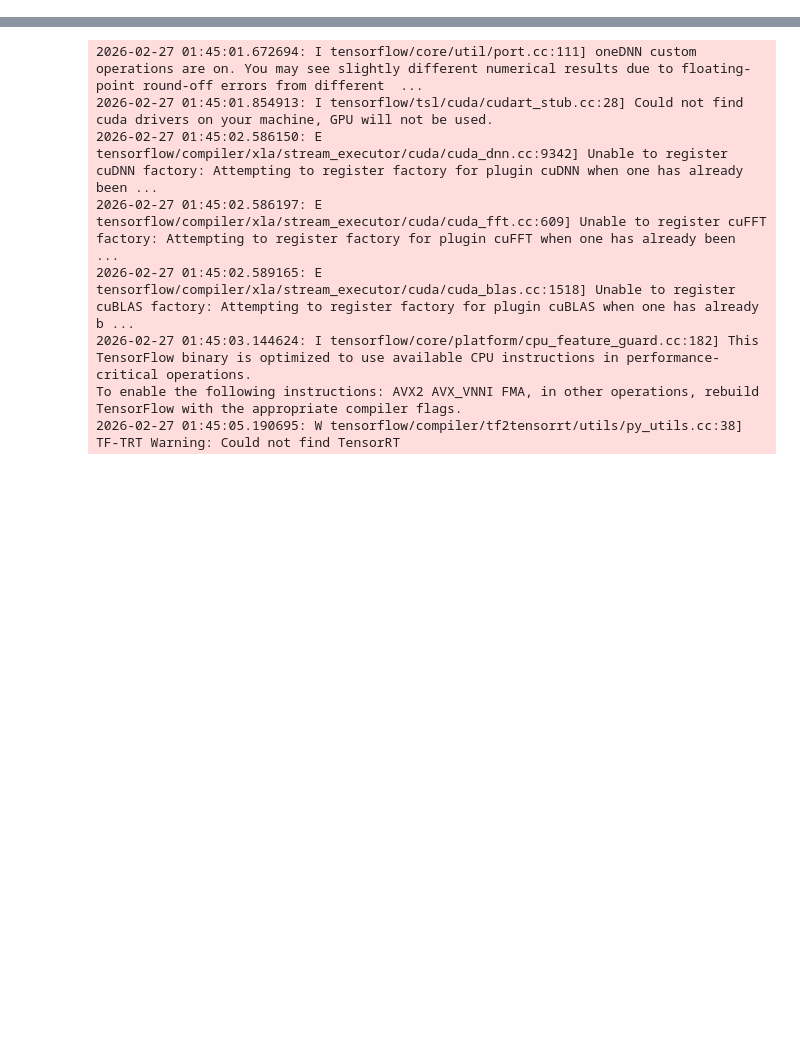
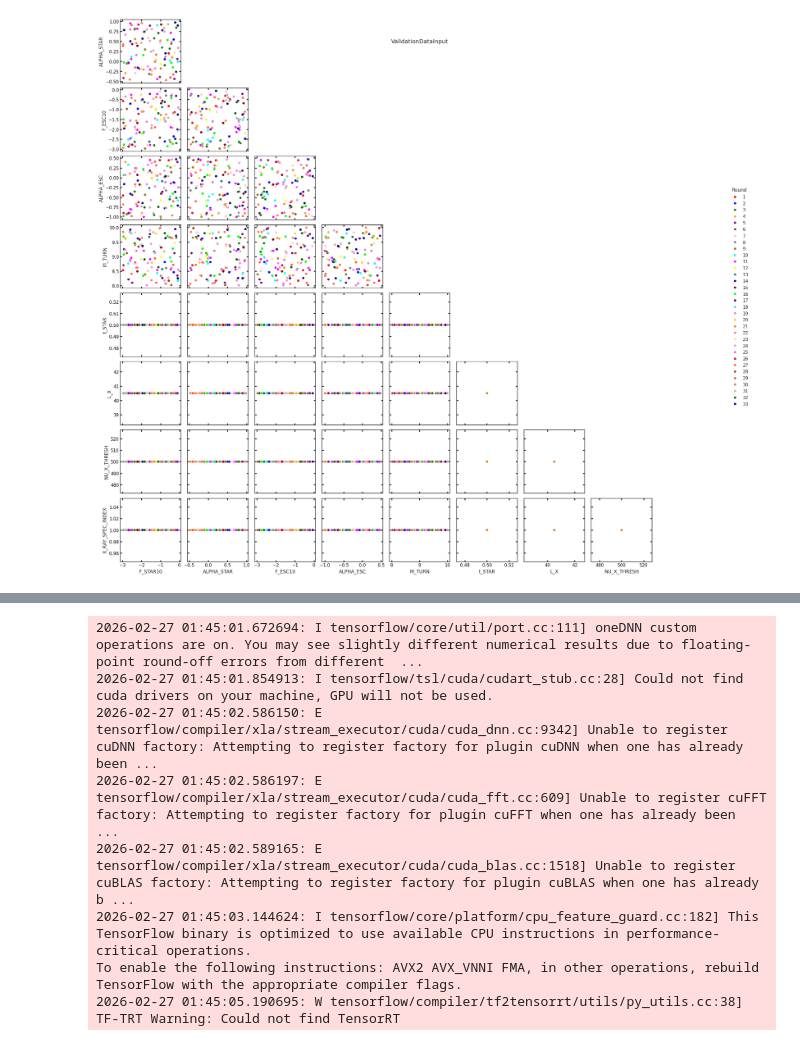
Before and after one commit to Rillard2001/RealMSc, a Jupyter notebook: 21cmEMU_TrainingData.ipynb, the cells around one changed output, grey strips where cells are left out. Saved outputs shown, nothing was run; the diff lists cells and outputs as text; code cells hidden in the pictures; blank space fills up the shorter version.

```diff
--- a/21cmEMU_TrainingData.ipynb
+++ b/21cmEMU_TrainingData.ipynb
@@ -373,0 +389,4 @@ corner_plot(t, "test run", 'testrun', 10)
+# %%
+corner_plot(v, "ValidationDataInput", 'validation_data_input_25k_samples_4fixed', 100)
+# %% [output]
+[figure, added]
```
Also changed, not shown: parts of 7 cells of this notebook.
